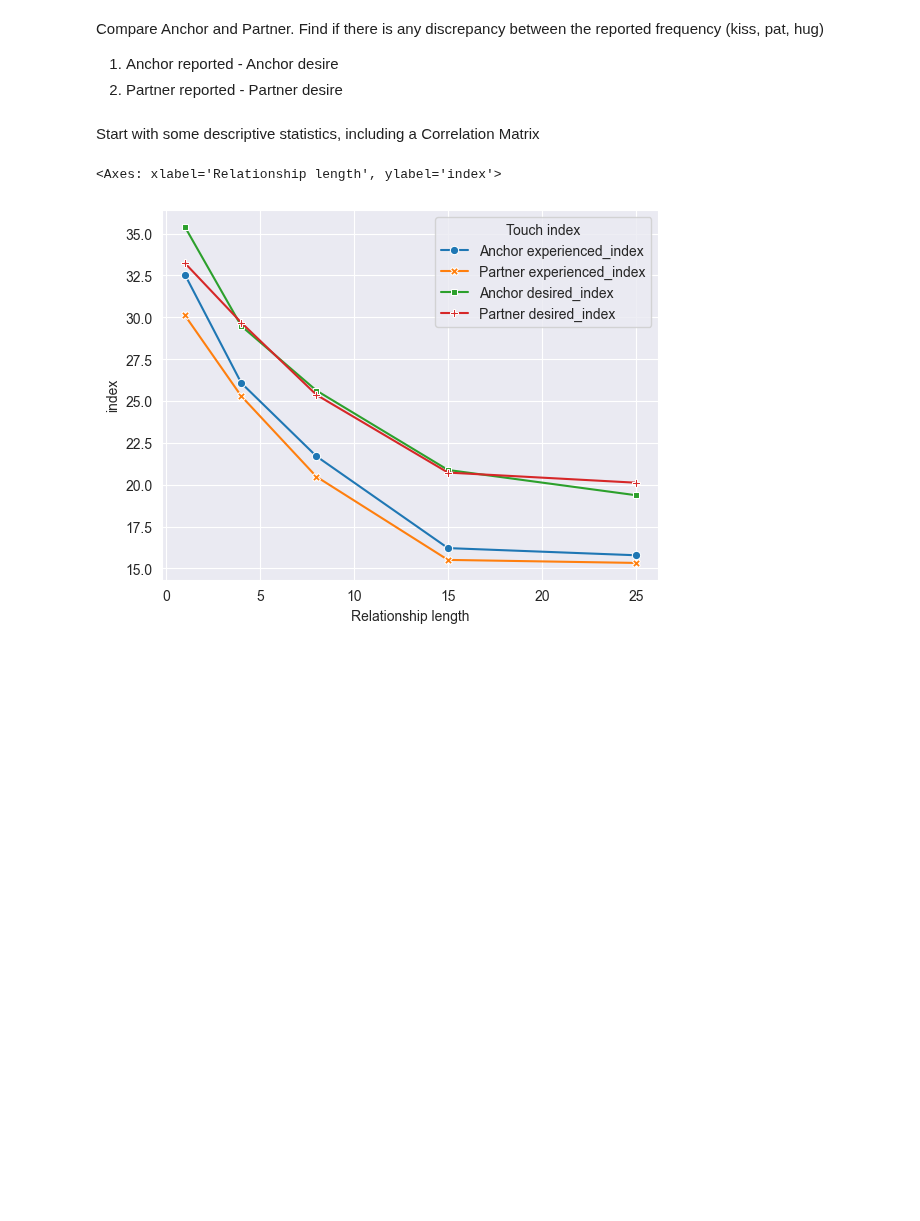
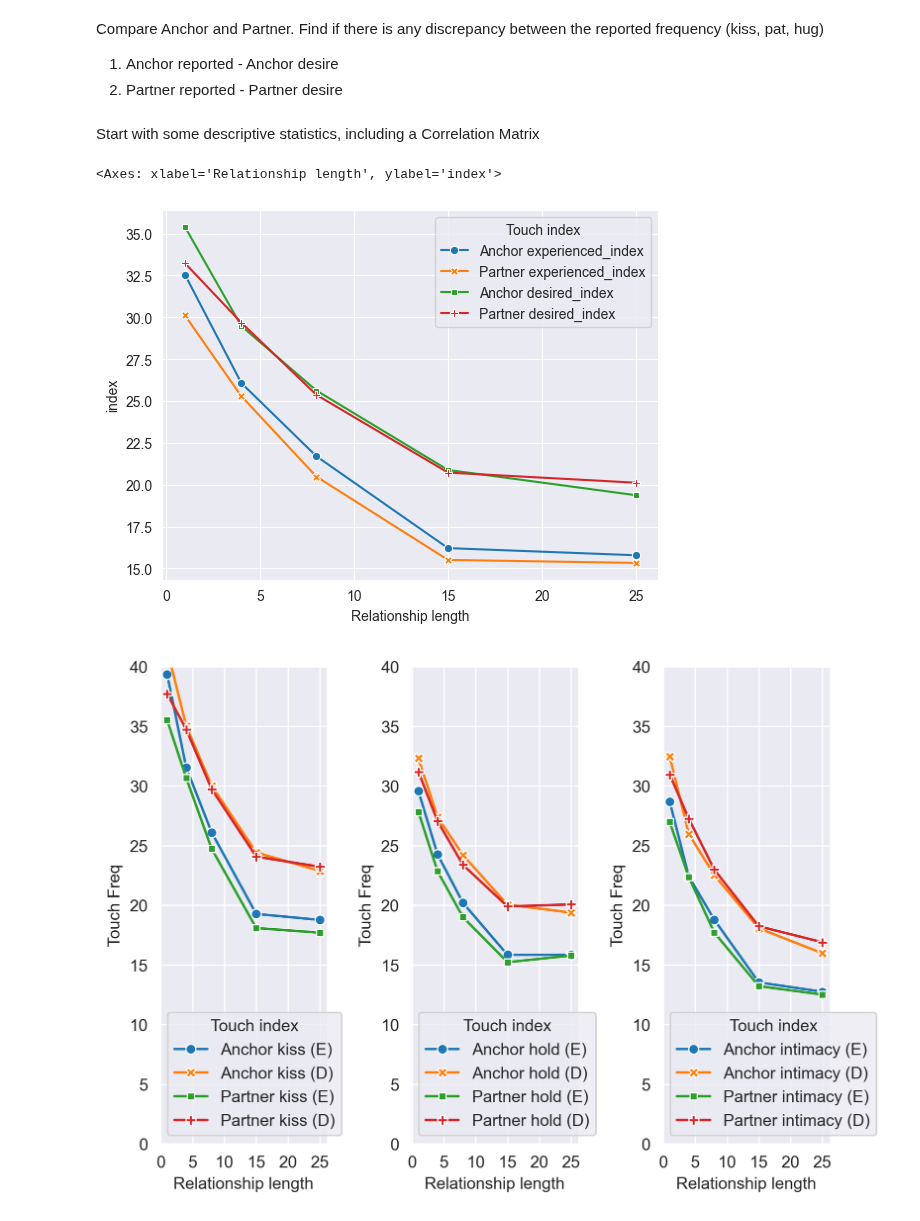
Before and after one commit to EdgardoCS/touchCouples, a Jupyter notebook: descriptive_stats.ipynb, the cells around one changed output. Saved outputs shown, nothing was run; the diff lists cells and outputs as text; code cells hidden in the pictures; blank space fills up the shorter version.

```diff
--- a/descriptive_stats.ipynb
+++ b/descriptive_stats.ipynb
@@ -201,4 +208,68 @@ sns.lineplot(data=touch_indexes,
 # %% [output]
 <Axes: xlabel='Relationship length', ylabel='index'>
 [figure]
+# %%
+# Calculate means for touch variables
+df_touch = df[[
+    'age', 'page', 'Relationship length', 'Anchor kiss (E)',
+    'Anchor hold (E)', 'Anchor intimacy (E)', 'Anchor kiss (D)', 'Anchor hold (D)',
+    'Anchor intimacy (D)', 'Partner kiss (E)', 'Partner hold (E)', 'Partner intimacy (E)',
+    'Partner kiss (D)', 'Partner hold (D)', 'Partner intimacy (D)'
+]]
+
+df_touch = df_touch.groupby('Relationship length').mean().reset_index()
+
+kissing = df_touch.melt(id_vars='Relationship length',
+                        value_vars=['Anchor kiss (E)', 'Anchor kiss (D)', 'Partner kiss (E)', 'Partner kiss (D)'],
+                        var_name='Touch index', value_name='Touch Freq'
+                        )
+holding = df_touch.melt(id_vars='Relationship length',
+                        value_vars=['Anchor hold (E)', 'Anchor hold (D)', 'Partner hold (E)', 'Partner hold (D)'],
+                        var_name='Touch index', value_name='Touch Freq'
+                        )
+hugging = df_touch.melt(id_vars='Relationship length',
+                        value_vars=['Anchor intimacy (E)', 'Anchor intimacy (D)', 'Partner intimacy (E)',
+                                    'Partner intimacy (D)'],
+                        var_name='Touch index', value_name='Touch Freq'
+                        )
+
+fig, ax = plt.subplots(1, 3)
+
+sns.lineplot(
+    data=kissing,
+    x='Relationship length',
+    y='Touch Freq',
+    hue='Touch index',
+    style='Touch index',
+    markers=True, dashes=False,
+    ax=ax[0]
+)
+
+sns.lineplot(
+    data=holding,
+    x='Relationship length',
+    y='Touch Freq',
+    hue='Touch index',
+    style='Touch index',
+    markers=True, dashes=False,
+    ax=ax[1]
+)
+
+sns.lineplot(
+    data=hugging,
+    x='Relationship length',
+    y='Touch Freq',
+    hue='Touch index',
+    style='Touch index',
+    markers=True, dashes=False,
+    ax=ax[2]
+)
+ax[0].set_xticks([0, 5, 10, 15, 20, 25]), ax[0].set_ylim(0, 40)
+ax[1].set_xticks([0, 5, 10, 15, 20, 25]), ax[1].set_ylim(0, 40)
+ax[2].set_xticks([0, 5, 10, 15, 20, 25]), ax[2].set_ylim(0, 40)
+fig.tight_layout()
+fig.set_dpi(300)
+#
+# %% [output]
+[figure, added]
 # %%
```
Also changed, not shown: parts of 12 cells of this notebook, 1 other file.
